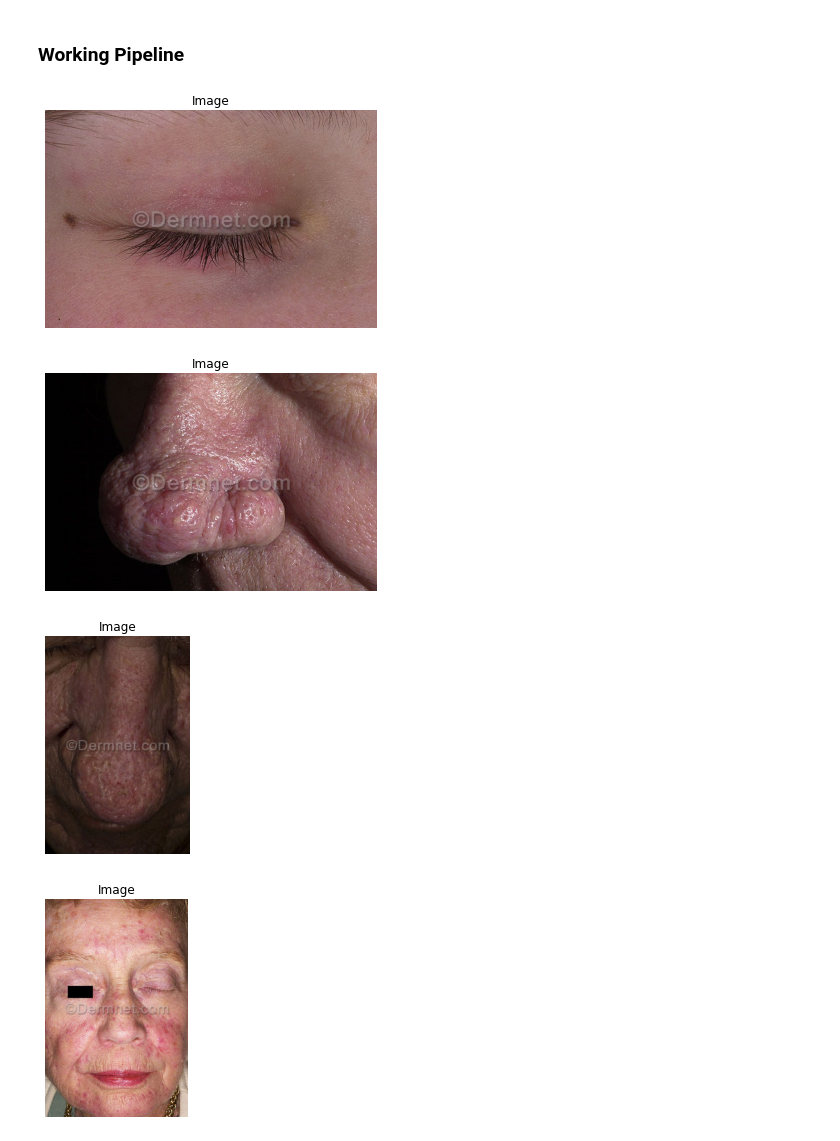
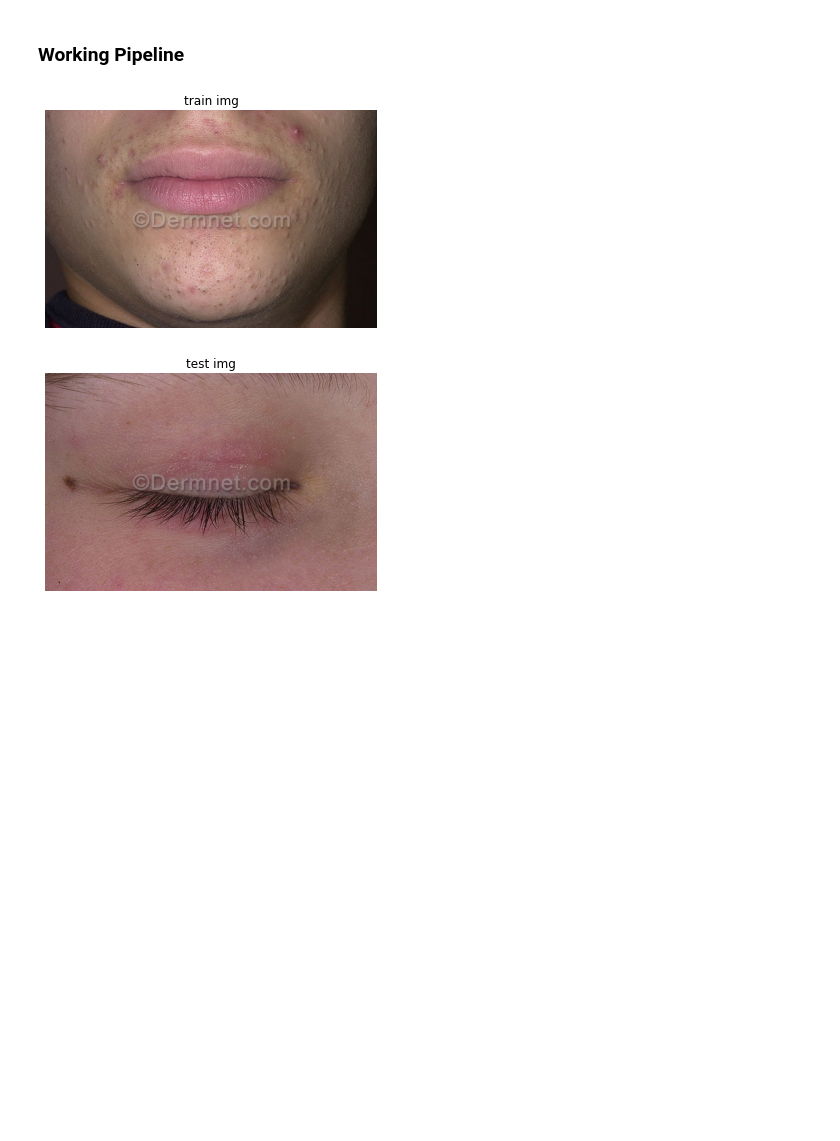
Before and after one commit to rjarman/feature-extraction-classification, a Jupyter notebook: main.ipynb, the cells around one changed output. Drawn from its saved outputs; the diff is of its cells as text; code cells hidden in the pictures; blank space fills up the shorter version.

Commit message:
fix: dataset path fixing for both colab and local dev

```diff
--- a/main.ipynb
+++ b/main.ipynb
@@ -25,3 +27,6 @@
+# %%
+train_ds_path = join(Path('__file__').parent.absolute(), 'datasets/train')
+test_ds_path = join(Path('__file__').parent.absolute(), 'datasets/test')
 # %% [markdown]
 ### Necessary Imports
 # %%
@@ -86,12 +91,15 @@ def compare_img(original, img2, scnd_img_title, cmap='rgb'):
     plt.axis('off')
     plt.xlabel('comparing original and other image')
     plt.show()
-def load_img():
-    dataset_path = join(Path('__file__').parent.absolute(), 'skin diseases/Dataset/test/Acne and Rosacea Photos')
-    for img in listdir(dataset_path):
-        img_path = join(dataset_path, img)
+def load_img(_type='train'):
+    ds_path = train_ds_path if  _type == 'train' else test_ds_path
+    for file in listdir(ds_path):
+        img_path = join(ds_path, file)
         if isfile(img_path): yield read(img_path)
-        else: print('!ok')
+        else:
+            for _file in listdir(join(ds_path, file)):
+                img_path = join(ds_path, file, _file)
+                if isfile(img_path): yield read(img_path)
 # %% [markdown]
 ### Feature Extraction Algorithms
 # %% [markdown]
@@ -100,14 +108,13 @@ def load_img():
 ### Evealuation Techniques
 # %% [markdown]
 ### Working Pipeline
-# %%
-count = 0
-for img in load_img():
-    show_img(img)
-    count+=1
-    if count == 4: break
-# %% [output]
-[figure, removed]
-[figure, removed]
-[figure, removed]
-[figure, removed]
+# %%
+for img in load_img():
+    show_img(img, 'train img')
+    break
+for img in load_img('test'):
+    show_img(img, 'test img')
+    break
+# %% [output]
+[figure, added]
+[figure, added]
```
Also changed, not shown: parts of 1 cell of this notebook.
